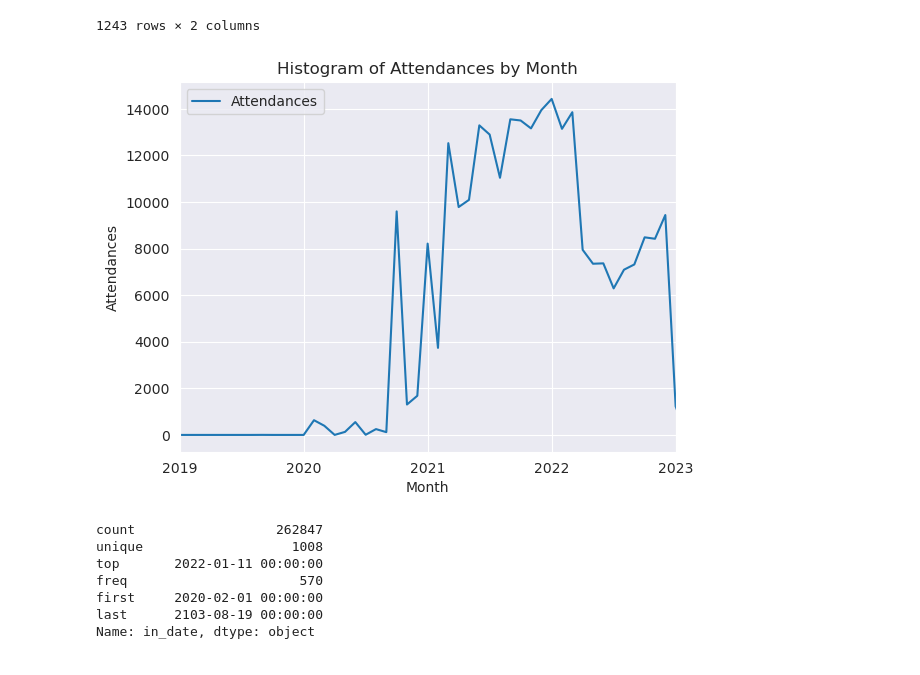
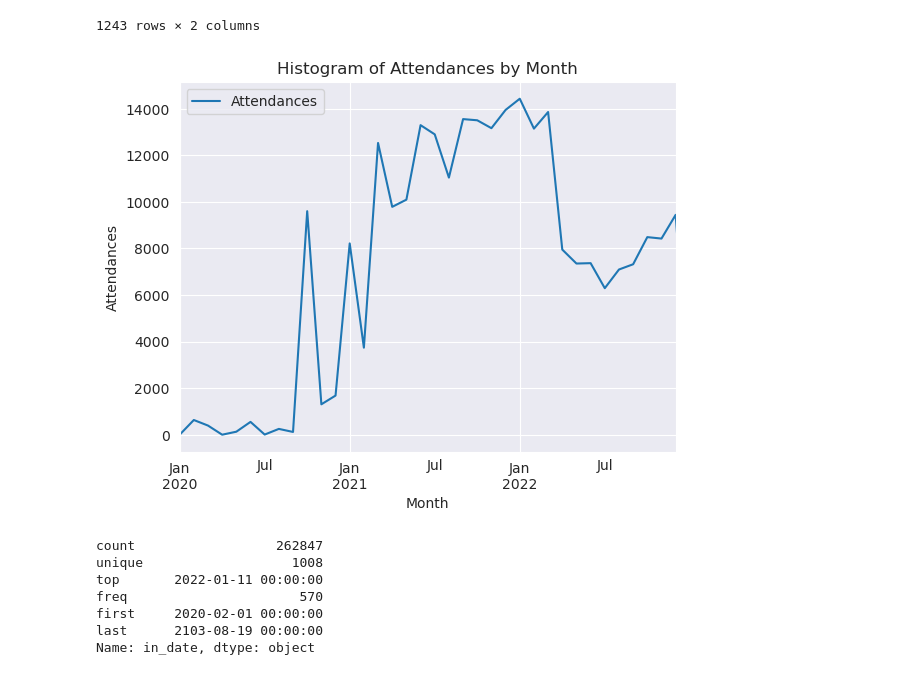
Before and after one commit to pcperera/attrition, a Jupyter notebook: descriptive-attendance.ipynb, the cells around one changed output. Saved outputs shown, nothing was run; the diff lists cells and outputs as text; code cells hidden in the pictures.

```diff
--- a/descriptive-attendance.ipynb
+++ b/descriptive-attendance.ipynb
@@ -57,12 +67,12 @@ df_attendance_raw_in_date
 # %%
 df_attendance_raw_in_date.plot(x='Month', y='Attendances', kind='line')
 plt.title('Histogram of Attendances by Month')
 plt.xlabel('Month')
-plt.xlim('2019-01-01', '2023-01-31')
+plt.xlim('2020-01-01', '2022-12-31')
 plt.ylabel('Attendances')
 plt.show()
 # %% [output]
-[figure, old version]
+[figure, new version]
 # %%
 start_time = pd.to_datetime('2020-02-01 00:00:00')
 date_range = (df_attendance_raw['in_date'] >= start_time)
```
Also changed, not shown: parts of 1 cell of this notebook, 1 other file.
